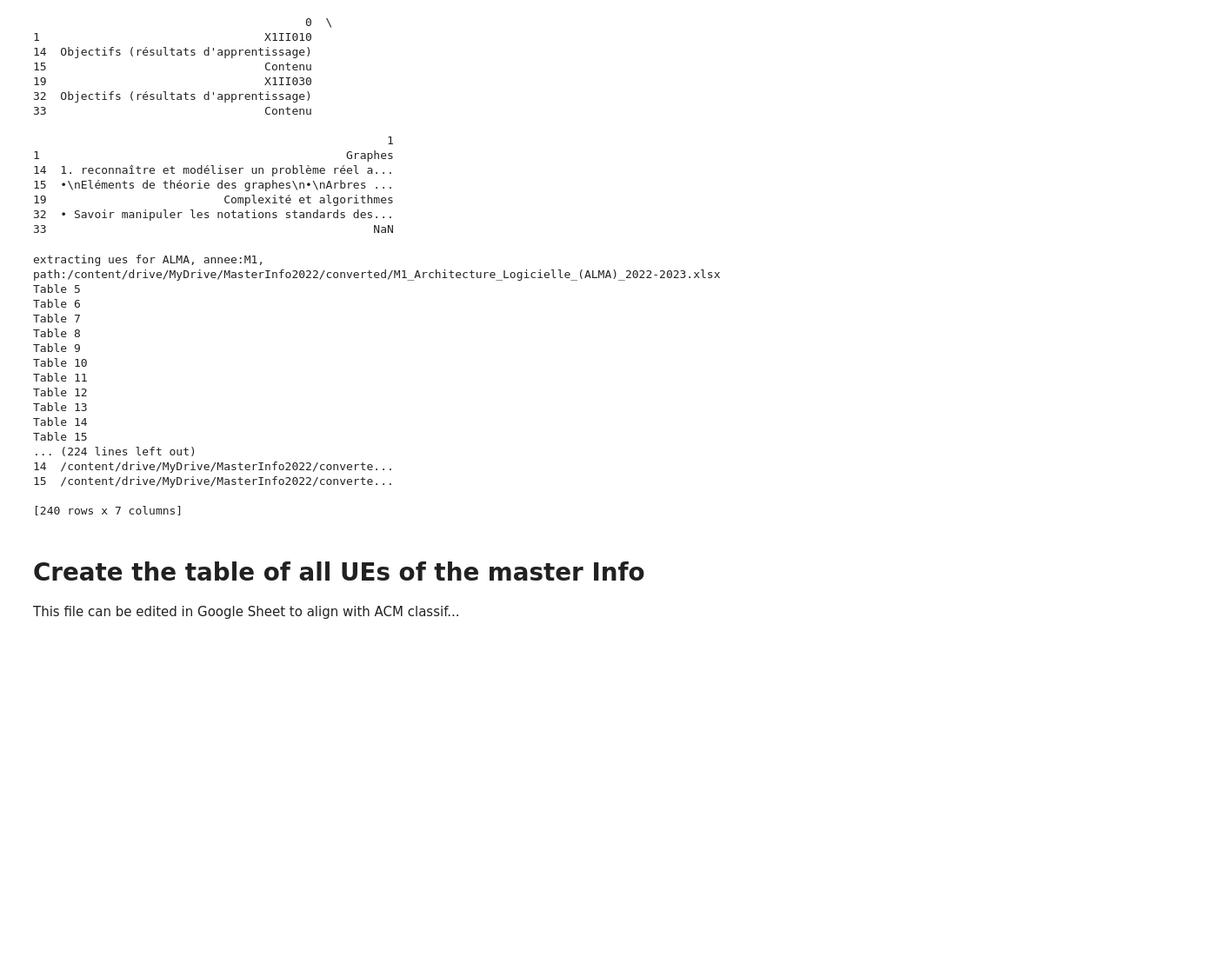
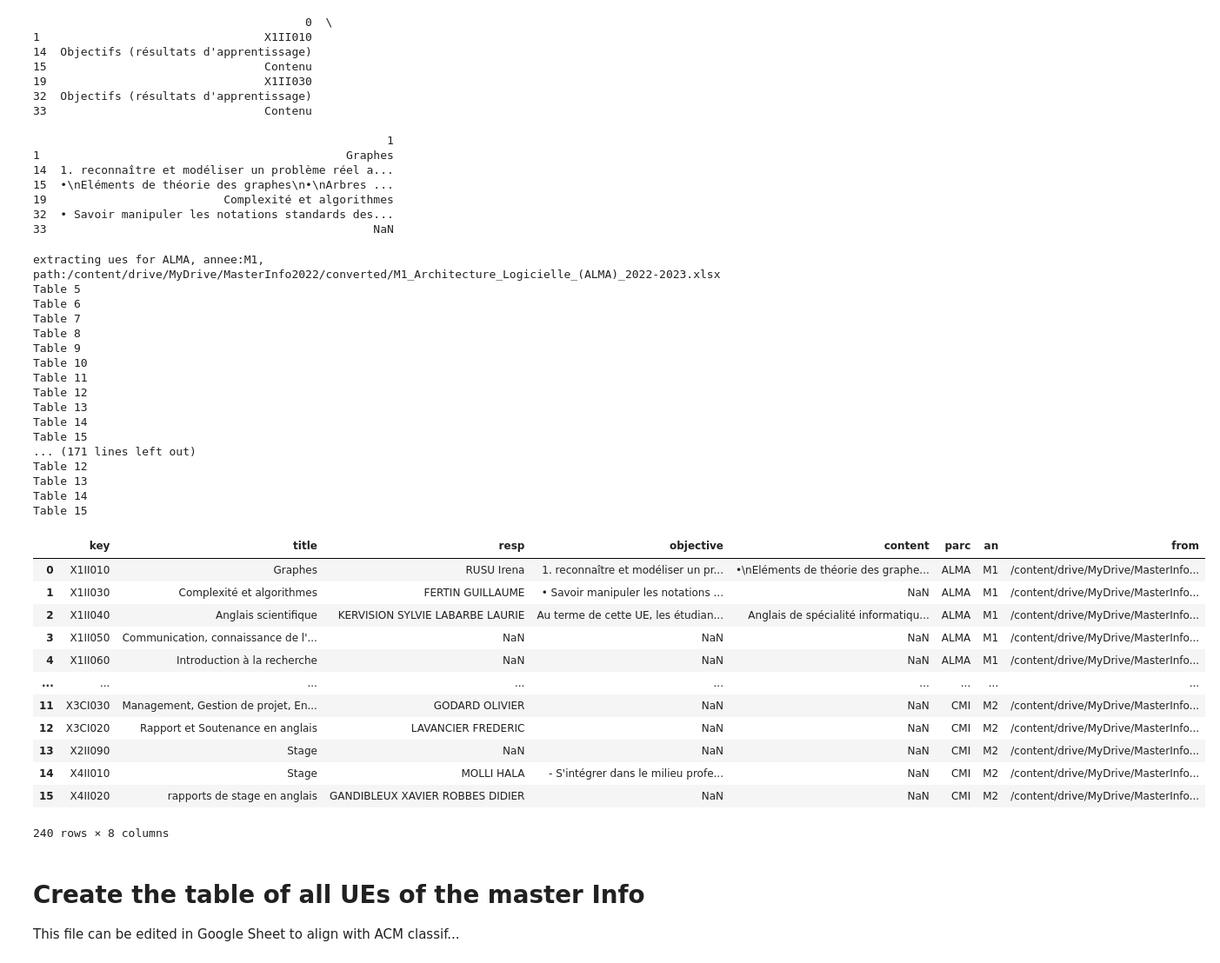
Before and after one commit to momo54/minfo2022, a Jupyter notebook: MasterInfo_UE.ipynb, the cells around one changed output. Shown: that part at 87% size. Drawn from its saved outputs; the diff is of its cells as text; code cells hidden in the pictures; blank space fills up the shorter version.

```diff
--- a/MasterInfo_UE.ipynb
+++ b/MasterInfo_UE.ipynb
@@ -120,7 +120,7 @@ def extract_ue(parcours,an,path):
         dfs.append(df)
   allUE=pd.concat(dfs).reset_index(drop=True)
   allUE.rename(columns={0: 'X', 1: 'Y'}, inplace=True)
-  UES=allUE[allUE.X.str.contains('^X[1-4].*|^ZZ|^YG.*|Object|Contenu',regex=True,na=False)]
+  UES=allUE[allUE.X.str.contains('^X[1-4].*|^ZZ|^YG.*|Responsable|Object|Contenu',regex=True,na=False)]
 
 
   #debug
@@ -133,6 +133,7 @@ def extract_ue(parcours,an,path):
   key=""
   title=""
   objective=""
+  responsable=""
   content=""
   lines=[]
 
@@ -151,50 +152,70 @@ def extract_ue(parcours,an,path):
         print(f"error: should read an UE key:{row['X']}")
         state=0
     elif state==1:
+      if str(row['X']).startswith("Responsable"):
+        responsable=row['Y']
+        state=2
+      else:
+        print(f"error: should read a Person:{row['X']}")
+        state=0
+    elif state==2:
       if str(row['X']).startswith("Object"):
         objective=row['Y']
-        state=2
+        state=3
       else:
         print(f"error: should read an Objective:{row['X']}")
         state=0
-    elif state==2:
+    elif state==3:
       if str(row['X']).startswith("Contenu"):
         content=row['Y']
-        lines.append({'key' : key, 'title':title,'objective':objective,'content':content,'parc':parcours,'an':an,'from':path})
+        lines.append({'key' : key, 'title':title,'resp':responsable,'objective':objective,'content':content,'parc':parcours,'an':an,'from':path})
         state=0
       else:
         print(f"error: should read an Content:{row['X']}")
         state=0
 
   out=pd.DataFrame(lines)
   out.to_csv(f"{parcours}_{an}_UEs.csv",sep='|',index=False,header=True)
   return out
 
 dfs=[]
 for p,a,path in parcours:
   df=extract_ue(p,a,path)
   dfs.append(df)
 
 all=pd.concat(dfs)
-print(all)
+all
 # %% [output]
 extracting ues for ALMA, annee:M1, path:/content/drive/MyDrive/MasterInfo2022/converted/M1_Architecture_Logicielle_(ALMA)_2022-2023.xlsx
 Table 5
 Table 6
 Table 7
 Table 8
 Table 9
 Table 10
 Table 11
 Table 12
 Table 13
 Table 14
 Table 15
-... (224 lines left out)
-14  /content/drive/MyDrive/MasterInfo2022/converte...
-15  /content/drive/MyDrive/MasterInfo2022/converte...
-
-[240 rows x 7 columns]
+... (171 lines left out)
+Table 12
+Table 13
+Table 14
+Table 15
+|  | key | title | resp | objective | content | parc | an | from |
+| 0 | X1II010 | Graphes | RUSU Irena | 1. reconnaître et modéliser un pr... | •\nEléments de théorie des graphe... | ALMA | M1 | /content/drive/MyDrive/MasterInfo... |
+| 1 | X1II030 | Complexité et algorithmes | FERTIN GUILLAUME | • Savoir manipuler les notations ... | NaN | ALMA | M1 | /content/drive/MyDrive/MasterInfo... |
+| 2 | X1II040 | Anglais scientifique | KERVISION SYLVIE LABARBE LAURIE | Au terme de cette UE, les étudian... | Anglais de spécialité informatiqu... | ALMA | M1 | /content/drive/MyDrive/MasterInfo... |
+| 3 | X1II050 | Communication, connaissance de l'... | NaN | NaN | NaN | ALMA | M1 | /content/drive/MyDrive/MasterInfo... |
+| 4 | X1II060 | Introduction à la recherche | NaN | NaN | NaN | ALMA | M1 | /content/drive/MyDrive/MasterInfo... |
+| ... | ... | ... | ... | ... | ... | ... | ... | ... |
+| 11 | X3CI030 | Management, Gestion de projet, En... | GODARD OLIVIER | NaN | NaN | CMI | M2 | /content/drive/MyDrive/MasterInfo... |
+| 12 | X3CI020 | Rapport et Soutenance en anglais | LAVANCIER FREDERIC | NaN | NaN | CMI | M2 | /content/drive/MyDrive/MasterInfo... |
+| 13 | X2II090 | Stage | NaN | NaN | NaN | CMI | M2 | /content/drive/MyDrive/MasterInfo... |
+| 14 | X4II010 | Stage | MOLLI HALA | - S'intégrer dans le milieu profe... | NaN | CMI | M2 | /content/drive/MyDrive/MasterInfo... |
+| 15 | X4II020 | rapports de stage en anglais | GANDIBLEUX XAVIER ROBBES DIDIER | NaN | NaN | CMI | M2 | /content/drive/MyDrive/MasterInfo... |
+240 rows × 8 columns
 # %%
 
 # NOT WORKING -> CVS are not correctly red...
```
